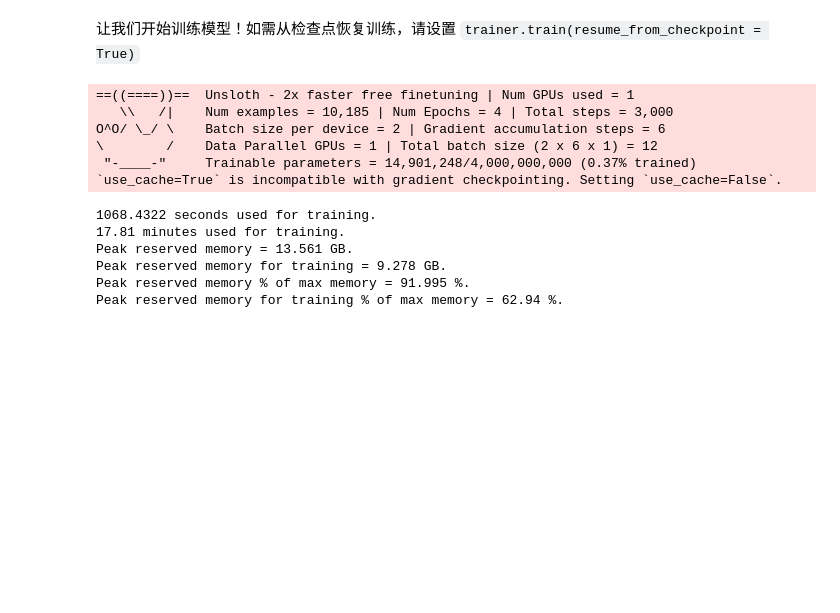
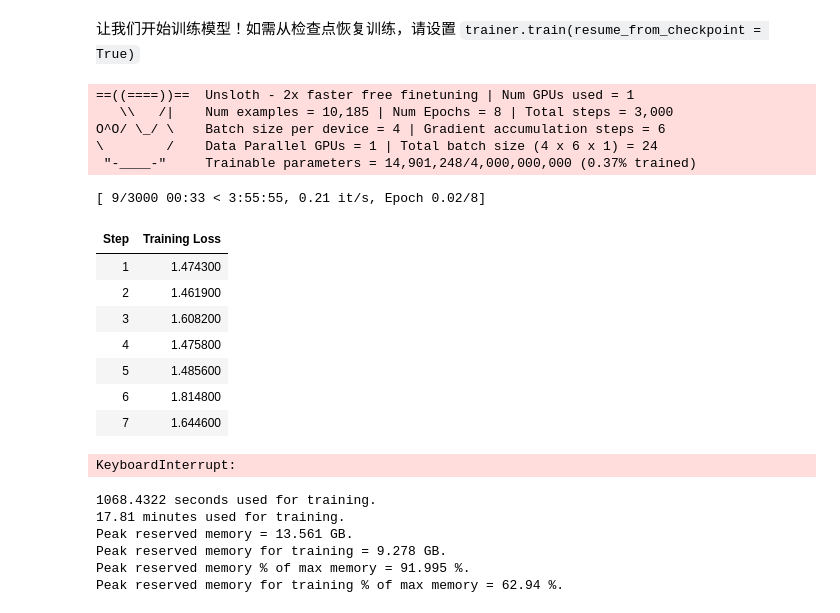
Before and after one commit to NNOSS999/Gemma3-4B, a Jupyter notebook: nb/Gemma3_(4B).ipynb, the cells around one changed output. Saved outputs shown, nothing was run; the diff lists cells and outputs as text; code cells hidden in the pictures; blank space fills up the shorter version.

```diff
--- a/nb/Gemma3_(4B).ipynb
+++ b/nb/Gemma3_(4B).ipynb
@@ -197,7 +211,7 @@ trainer = SFTTrainer(
     eval_dataset = None, # Can set up evaluation!
     args = SFTConfig(
         dataset_text_field = "text",
-        per_device_train_batch_size = 2,
+        per_device_train_batch_size = 4,
         gradient_accumulation_steps = 6, # Use GA to mimic batch size!
         warmup_steps = 250,
         # num_train_epochs = 1, # Set this for 1 full training run.
@@ -247,14 +261,23 @@ GPU = Tesla T4. Max memory = 14.741 GB.
 # %% [markdown]
 让我们开始训练模型！如需从检查点恢复训练，请设置 `trainer.train(resume_from_checkpoint = True)`
 # %%
-trainer_stats = trainer.train()
+trainer_stats = trainer.train(resume_from_checkpoint = False)
 # %% [output]
 ==((====))==  Unsloth - 2x faster free finetuning | Num GPUs used = 1
-   \\   /|    Num examples = 10,185 | Num Epochs = 4 | Total steps = 3,000
-O^O/ \_/ \    Batch size per device = 2 | Gradient accumulation steps = 6
-\        /    Data Parallel GPUs = 1 | Total batch size (2 x 6 x 1) = 12
+   \\   /|    Num examples = 10,185 | Num Epochs = 8 | Total steps = 3,000
+O^O/ \_/ \    Batch size per device = 4 | Gradient accumulation steps = 6
+\        /    Data Parallel GPUs = 1 | Total batch size (4 x 6 x 1) = 24
  "-____-"     Trainable parameters = 14,901,248/4,000,000,000 (0.37% trained)
-`use_cache=True` is incompatible with gradient checkpointing. Setting `use_cache=False`.
+[ 9/3000 00:33 < 3:55:55, 0.21 it/s, Epoch 0.02/8]
+| Step | Training Loss |
+| 1 | 1.474300 |
+| 2 | 1.461900 |
+| 3 | 1.608200 |
+| 4 | 1.475800 |
+| 5 | 1.485600 |
+| 6 | 1.814800 |
+| 7 | 1.644600 |
+KeyboardInterrupt:
 # %%
 # @title Show final memory and time stats
 used_memory = round(torch.cuda.max_memory_reserved() / 1024 / 1024 / 1024, 3)
```
Also changed, not shown: parts of 1 cell of this notebook.
